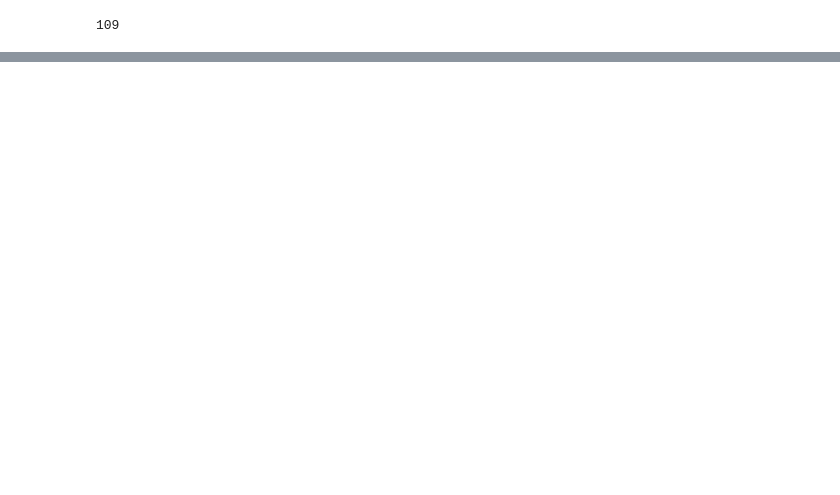
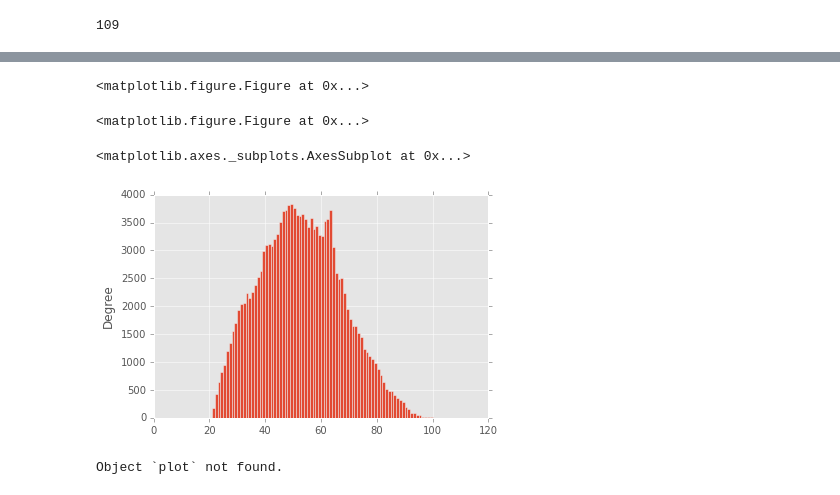
Before and after one commit to roechi/machine_learning_assignment, a Jupyter notebook: beleg2/analysis.ipynb, the cells around one changed output, grey strips where cells are left out. Saved outputs shown, nothing was run; the diff lists cells and outputs as text; code cells hidden in the pictures; blank space fills up the shorter version.

Commit message:
Plots are inline now.

```diff
--- a/beleg2/analysis.ipynb
+++ b/beleg2/analysis.ipynb
@@ -1,7 +1,10 @@
 # %%
+%matplotlib inline
+
+import matplotlib.pyplot as plt
 import matplotlib
+matplotlib.style.use('ggplot')
 import pandas as pd
-from matplotlib import pyplot
 import numpy as np
 # %%
 df = pd.read_csv("./data/cs-training.csv")
@@ -75,0 +76,14 @@ df.loc[df['age'] > 100]
+# %%
+plt.figure()
+# %% [output]
+<matplotlib.figure.Figure at 0x...>
+<matplotlib.figure.Figure at 0x...>
+# %%
+df['age'].plot(kind='hist', stacked=False, bins=df['age'].max())
+# %% [output]
+<matplotlib.axes._subplots.AxesSubplot at 0x...>
+[figure, added]
+# %%
+df['age'].plot?
+# %% [output]
+Object `plot` not found.
```
Also changed, not shown: parts of 1 cell of this notebook, 2 other files.
